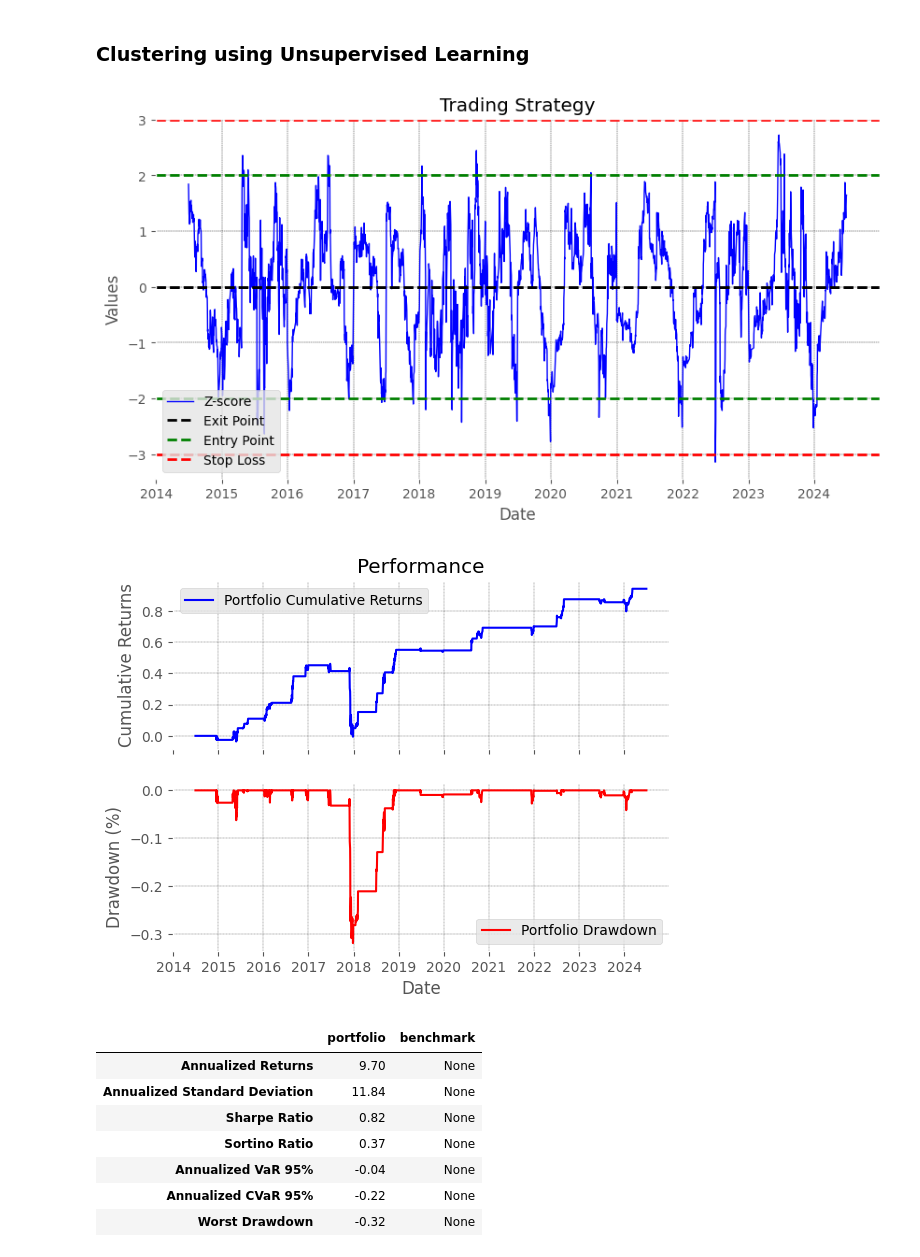
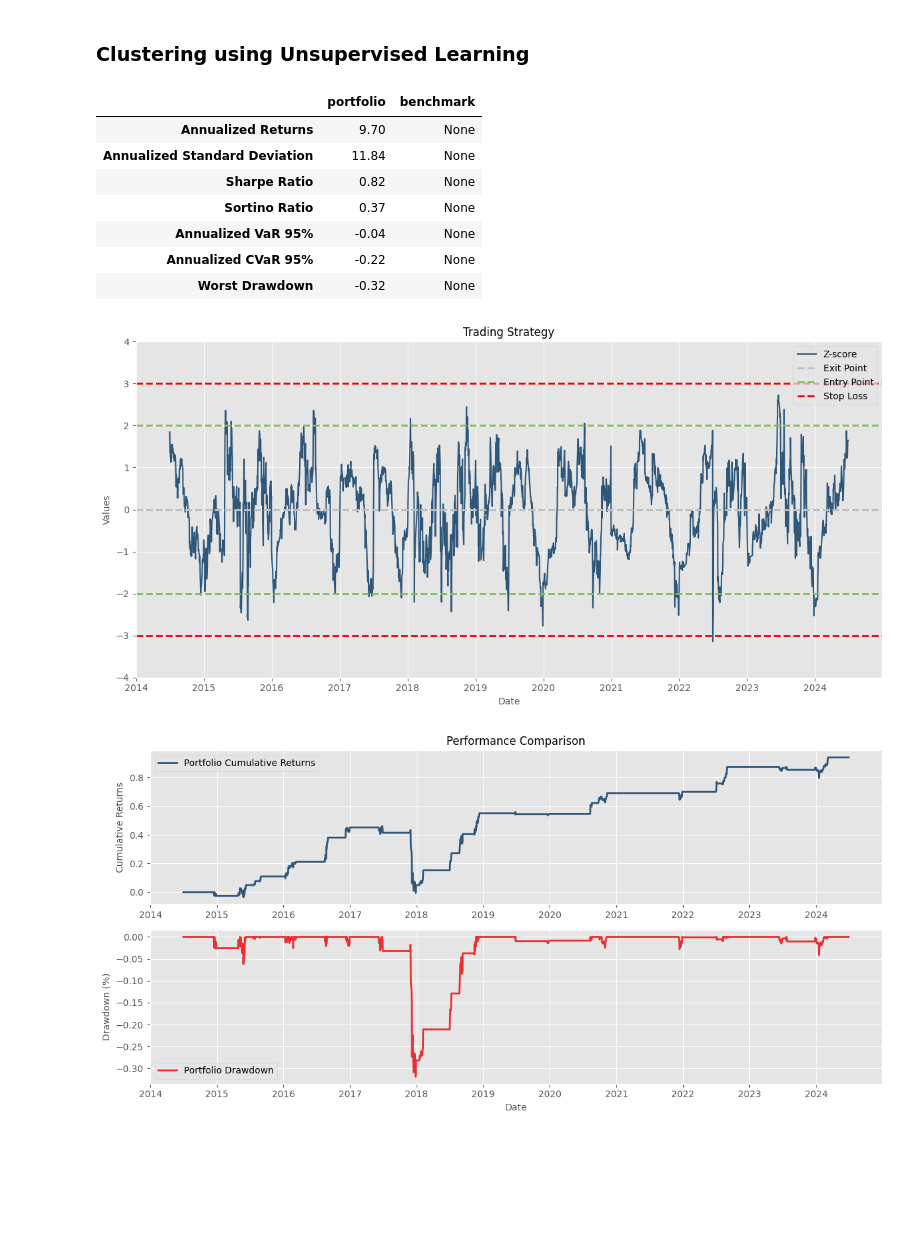
Before and after one commit to Maurice-1008/Pair_code, a Jupyter notebook: main.ipynb, the cells around one changed output. Cells and saved outputs as stored; diff of their text form; code cells hidden in the pictures; blank space fills up the shorter version.

```diff
--- a/main.ipynb
+++ b/main.ipynb
@@ -749,6 +761,7 @@ portfolio = {}
 weights = {}
 
 for i in range(1, len(inSample)+1):
+# for i in range(7, 8):
 
     cointegrated = False
 
@@ -793,15 +806,16 @@ for i in range(1, len(inSample)+1):
     for h in range(len(labels_sorted)):
 
         selected_columns = list(testlist[h].values())[0]
+        ## 限制每個cluster的最大樣本數
         # if len(selected_columns) > 10:
-        #     print('stock > 10')
+        #     print('number > 10')
         #     continue
 
         _inSample = inSample[i][selected_columns]
         _outofSample = outofSample[i][selected_columns]
 
         coint = Johansen(_inSample).n_coint_vectors()
-
+        # print(Johansen(_inSample).Phi())
         if coint >= 1:
             # Run backtest
             backtest = Backtest(
@@ -809,60 +823,74 @@ for i in range(1, len(inSample)+1):
                 outofSample = _outofSample,
                 entry_point = entry_point,
                 exit_point = exit_point,
                 stop_loss = stop_loss
             )
             strategy[i] = pd.DataFrame({"Z-score": backtest.z_score()}, index = _outofSample.index)
             portfolio[i] = backtest.port_rtn()
             weights[i] = pd.DataFrame(
                 {"Asset": selected_columns, "Weight": backtest.weight()},
                 index=[i]*len(selected_columns)  # 使用實際選擇的股票數量
             )
             # print(f'直到第 {h+1} 次檢定出現共整合關係', '\nlabel:', int(list(testlist[h].keys())[0]))
             # print('symbols:', selected_columns)
             # print('------------------------------------------------------------------------')
             cointegrated = True
             break  # 找到共整合的群集後立即退出循環
 
     ## 如果所有群集都沒有共整合關係，設置空的投資組合
     if not cointegrated:
         portfolio[i] = pd.DataFrame([0] * len(_outofSample), index=_outofSample.index)
 
+    ## Plot out of sample stock price
+    # plt.figure(figsize=(12, 6))
+    # for column in _outofSample.columns:
+    #     plt.plot(_outofSample.index, _outofSample[column], label=column, linewidth=2, alpha=0.8)
+
+    # # Formatting
+    # plt.title("Pair stock price", fontsize=12)
+    # plt.xlabel('Date', fontsize=10)
+    # plt.ylabel('Close price', fontsize=10)
+    # plt.legend(loc='best', framealpha=0.7)
+    # plt.tight_layout()  # Optimize layout
+
 # concatenate all DataFrames into a single DataFrame
 strategy = pd.concat(strategy.values(), axis = 0)
 portfolio = pd.concat(portfolio.values(), axis = 0)  # 日報酬
 weights = pd.concat(weights.values(), axis = 0)  # 每組投資組合及權重
 
-# Plot z-score and signals
-# Plotting
-fig, ax = plt.subplots(figsize = (10, 5))
-ax.plot(strategy.index, strategy.iloc[:,0], label = 'Z-score', color = 'blue', linewidth = 1)
-ax.axhline(y = -exit_point, color = 'black', linestyle = '--', linewidth = 2, label = 'Exit Point')
-ax.axhline(y = exit_point, color = 'black', linestyle = '--', linewidth = 2)
-ax.axhline(y = -entry_point, color = 'green', linestyle = '--', linewidth = 2, label = 'Entry Point')
-ax.axhline(y = entry_point, color = 'green', linestyle = '--',linewidth = 2)
-ax.axhline(y = -stop_loss, color = 'red', linestyle = '--', linewidth = 2, label = 'Stop Loss')
-ax.axhline(y = stop_loss, color = 'red', linestyle = '--', linewidth = 2)
-ax.set_ylabel('Values')
-ax.set_xlabel('Date')
-ax.set_facecolor('white')
-ax.grid(color = 'black', linestyle = '--', linewidth = 0.3)
-ax.set_title("Trading Strategy")
-ax.legend()
-plt.show()
+### Plot z-score and signals
+plt.figure(figsize=(12, 6))
+
+plt.plot(strategy.index, strategy.iloc[:,0], label='Z-score', color='#013360', linewidth=1.5, alpha=0.8)
+plt.axhline(y=-exit_point, color='#bfbfbf', linestyle='--', linewidth=2, label='Exit Point')
+plt.axhline(y=exit_point, color='#bfbfbf', linestyle='--', linewidth=2)
+plt.axhline(y=-entry_point, color='#83bc5c', linestyle='--', linewidth=2, label='Entry Point')
+plt.axhline(y=entry_point, color='#83bc5c', linestyle='--', linewidth=2)
+plt.axhline(y=-stop_loss, color='#ee0000', linestyle='--', linewidth=2, label='Stop Loss')
+plt.axhline(y=stop_loss, color='#ee0000', linestyle='--', linewidth=2)
+
+# Formatting
+plt.yticks(np.arange(-4, 5, 1))  # Tick settings
+plt.title("Trading Strategy", fontsize=12)
+plt.xlabel('Date', fontsize=10)
+plt.ylabel('Values', fontsize=10)
+plt.legend(loc='best', framealpha=0.7)
+plt.tight_layout()  # Optimize layout
+
 performance = Performance(portfolio = portfolio)
 performance.plot_performance()
 performance.summary_table()
 # %% [output]
+|  | portfolio | benchmark |
+| Annualized Returns | 9.70 | None |
+| Annualized Standard Deviation | 11.84 | None |
+| Sharpe Ratio | 0.82 | None |
+| Sortino Ratio | 0.37 | None |
+| Annualized VaR 95% | -0.04 | None |
+| Annualized CVaR 95% | -0.22 | None |
+| Worst Drawdown | -0.32 | None |
-[figure, old version]
+[figure, new version]
-[figure, old version]
+[figure, new version]
-|  | portfolio | benchmark |
-| Annualized Returns | 9.70 | None |
-| Annualized Standard Deviation | 11.84 | None |
-| Sharpe Ratio | 0.82 | None |
-| Sortino Ratio | 0.37 | None |
-| Annualized VaR 95% | -0.04 | None |
-| Annualized CVaR 95% | -0.22 | None |
-| Worst Drawdown | -0.32 | None |
 # %%
 portfolio.to_csv('Portfolio_Return.csv', index=True)
 weights.to_csv('Portfolio_Weights.csv', index=True)
```
Also changed, not shown: parts of 2 cells of this notebook.
